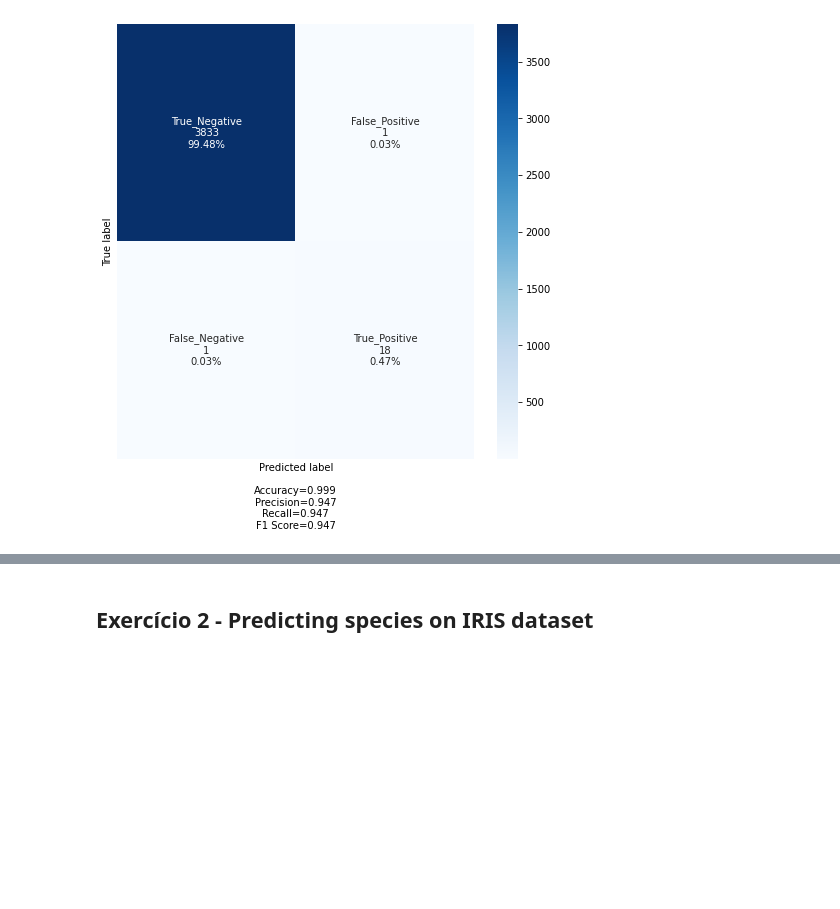
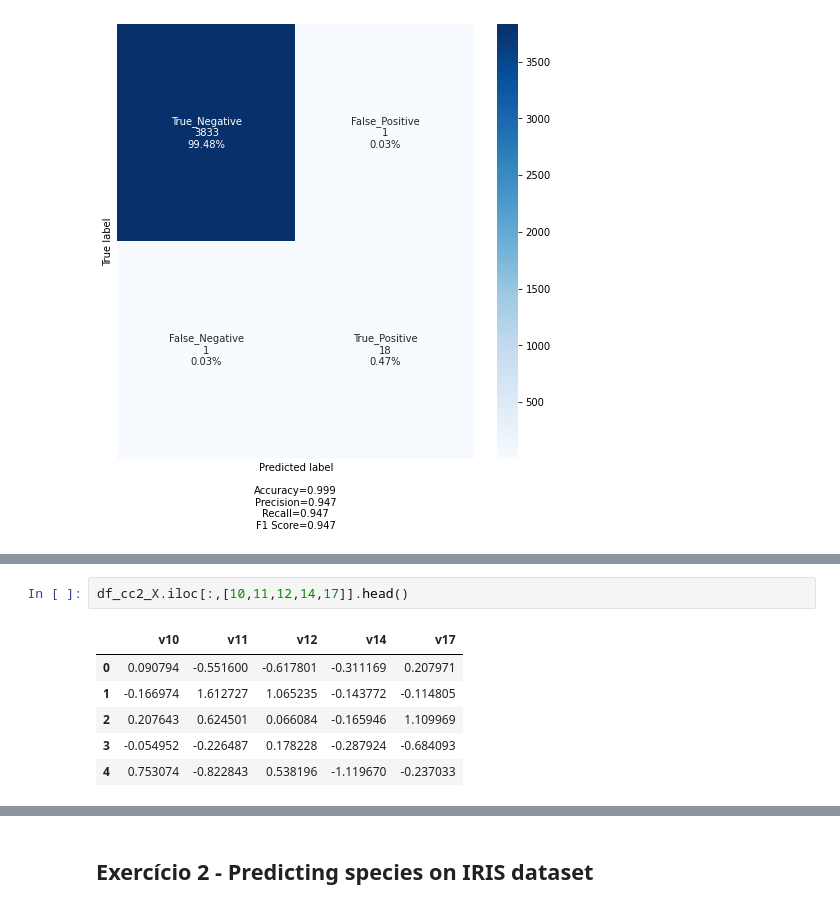
Before and after one commit to carloshcamp/DSWP-CURSO-OUT-NOV-2020, a Jupyter notebook: Notebooks/NB15_00__Machine_Learning___DSWP - 22102020.ipynb, the cells around one changed output, grey strips where cells are left out. Drawn from its saved outputs; the diff is of its cells as text; blank space fills up the shorter version.

```diff
--- a/Notebooks/NB15_00__Machine_Learning___DSWP - 22102020.ipynb
+++ b/Notebooks/NB15_00__Machine_Learning___DSWP - 22102020.ipynb
@@ -1928,0 +2021,9 @@ mostra_confusion_matrix(cf_matrix, group_names= cf_labels, categories= cf_catego
+# %%
+df_cc2_X.iloc[:,[10,11,12,14,17]].head()
+# %% [output]
+|  | v10 | v11 | v12 | v14 | v17 |
+| 0 | 0.090794 | -0.551600 | -0.617801 | -0.311169 | 0.207971 |
+| 1 | -0.166974 | 1.612727 | 1.065235 | -0.143772 | -0.114805 |
+| 2 | 0.207643 | 0.624501 | 0.066084 | -0.165946 | 1.109969 |
+| 3 | -0.054952 | -0.226487 | 0.178228 | -0.287924 | -0.684093 |
+| 4 | 0.753074 | -0.822843 | 0.538196 | -1.119670 | -0.237033 |
```
Also changed, not shown: parts of 14 cells of this notebook.
